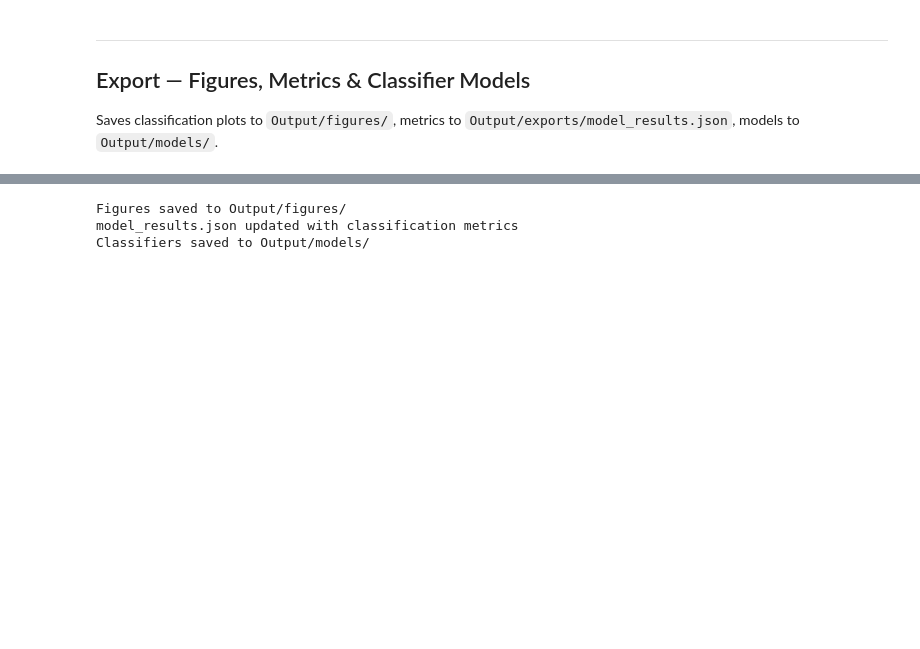
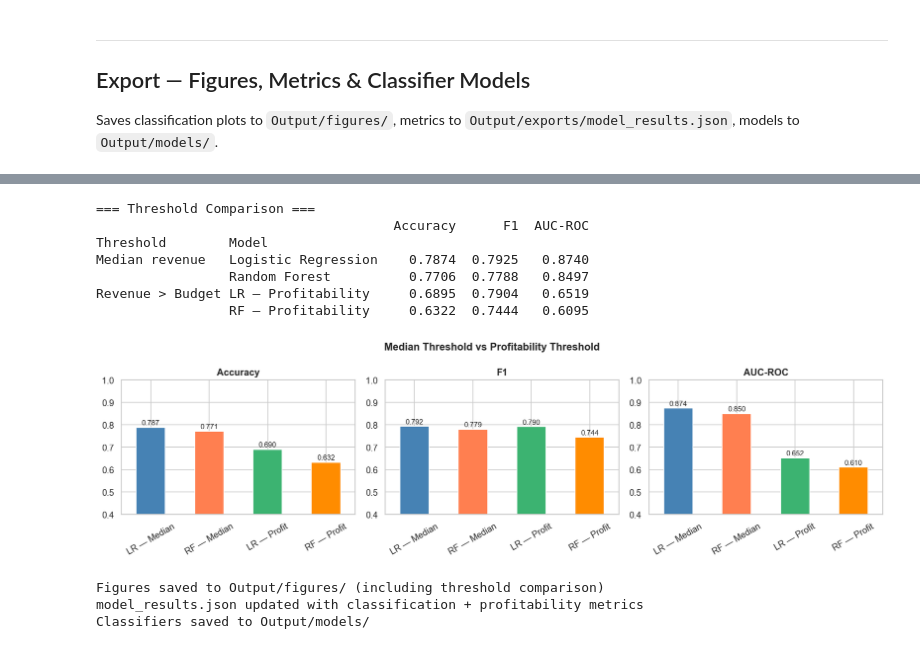
Before and after one commit to hadikrkc/Data-Avengers-DA-60, a Jupyter notebook: Source/notebooks/08_classification.ipynb, the cells around one changed output, grey strips where cells are left out. Drawn from its saved outputs; the diff is of its cells as text; code cells hidden in the pictures; blank space fills up the shorter version.

```diff
--- a/Source/notebooks/08_classification.ipynb
+++ b/Source/notebooks/08_classification.ipynb
@@ -345,3 +385,44 @@ Saves classification plots to `Output/figures/`, metrics to `Output/exports/mode
+# %%
+# Side-by-side comparison: Median revenue vs Profitability threshold
+comparison = pd.DataFrame([
+    {'Threshold': 'Median revenue', **result_lr},
+    {'Threshold': 'Median revenue', **result_rf},
+    {'Threshold': 'Revenue > Budget', **result_lr_prof},
+    {'Threshold': 'Revenue > Budget', **result_rf_prof},
+]).set_index(['Threshold', 'Model'])
+
+print('=== Threshold Comparison ===')
+print(comparison.to_string())
+
+fig, axes = plt.subplots(1, 3, figsize=(14, 4))
+colors_d = ['steelblue', 'coral', 'mediumseagreen', 'darkorange']
+labels_d = [
+    'LR — Median', 'RF — Median',
+    'LR — Profit', 'RF — Profit',
+]
+vals_d = pd.DataFrame([result_lr, result_rf, result_lr_prof, result_rf_prof])
+vals_d.index = labels_d
+for ax, col in zip(axes, ['Accuracy', 'F1', 'AUC-ROC']):
+    vals_d[col].plot(kind='bar', ax=ax, color=colors_d, edgecolor='white')
+    ax.set_title(col, fontweight='bold')
+    ax.set_ylim(0.4, 1.0)
+    ax.set_xlabel('')
+    ax.tick_params(axis='x', rotation=30)
+    for bar in ax.patches:
+        ax.text(bar.get_x() + bar.get_width() / 2, bar.get_height() + 0.005,
+                f'{bar.get_height():.3f}', ha='center', va='bottom', fontsize=9)
+plt.suptitle('Median Threshold vs Profitability Threshold', fontsize=13, fontweight='bold')
+plt.tight_layout()
+plt.show()
+# %% [output]
+=== Threshold Comparison ===
+                                      Accuracy      F1  AUC-ROC
+Threshold        Model
+Median revenue   Logistic Regression    0.7874  0.7925   0.8740
+                 Random Forest          0.7706  0.7788   0.8497
+Revenue > Budget LR — Profitability     0.6895  0.7904   0.6519
+                 RF — Profitability     0.6322  0.7444   0.6095
+[figure, added]
 # %%
 import json, pickle
 
@@ -392,18 +473,31 @@ ax.legend(fontsize=10); plt.tight_layout()
 fig.savefig(FIGURES / 'roc_curve.png', dpi=150); plt.close(fig)
 
 # ── Figure: Feature Importance (Classifier) ──────────────────────────────────
-_fi = pd.Series(rf.feature_importances_, index=X.columns).sort_values(ascending=True).tail(12)
+_fi = pd.Series(rf.feature_importances_, index=X_train.columns).sort_values(ascending=True).tail(12)
 fig, ax = plt.subplots(figsize=(9, 6))
 _fi.plot(kind='barh', ax=ax, color='slateblue', edgecolor='white')
 ax.set_title('Feature Importance — Random Forest Classifier', fontsize=13, fontweight='bold')
 ax.set_xlabel('Importance', fontsize=11); plt.tight_layout()
 fig.savefig(FIGURES / 'feature_importance_classifier.png', dpi=150); plt.close(fig)
 
+# ── Figure: Threshold Comparison (D) ─────────────────────────────────────────
+_vals_d = pd.DataFrame([result_lr, result_rf, result_lr_prof, result_rf_prof])
+_vals_d.index = ['LR — Median', 'RF — Median', 'LR — Profit', 'RF — Profit']
+fig, axes = plt.subplots(1, 3, figsize=(14, 4))
+_colors_d = ['steelblue', 'coral', 'mediumseagreen', 'darkorange']
+for ax, col in zip(axes, ['Accuracy', 'F1', 'AUC-ROC']):
+    _vals_d[col].plot(kind='bar', ax=ax, color=_colors_d, edgecolor='white')
+    ax.set_title(col, fontweight='bold'); ax.set_ylim(0.4, 1.0); ax.set_xlabel('')
+    ax.tick_params(axis='x', rotation=30)
+plt.suptitle('Median vs Profitability Threshold', fontsize=13, fontweight='bold')
+plt.tight_layout()
+fig.savefig(FIGURES / 'classification_threshold_comparison.png', dpi=150); plt.close(fig)
+
 # ── JSON: update model_results.json (classification section) ─────────────────
 _results_path = EXPORTS / 'model_results.json'
 _data = json.loads(_results_path.read_text(encoding='utf-8')) if _results_path.exists() else {}
 _data['classification'] = {
-    'median_threshold_USD': float(median_revenue),
+    'median_threshold_USD': median_revenue,
     'logistic_regression': {
         **result_lr, 'type': 'classification',
         'cv_auc_mean': round(float(cv_lr.mean()), 4),
@@ -414,27 +508,31 @@ _data['classification'] = {
         'cv_auc_mean': round(float(cv_rf.mean()), 4),
         'cv_auc_std':  round(float(cv_rf.std()), 4),
     },
+    'profitability_threshold': {
+        'logistic_regression': {**result_lr_prof, 'type': 'classification'},
+        'random_forest':       {**result_rf_prof, 'type': 'classification'},
+    },
 }
 _results_path.write_text(json.dumps(_data, indent=2), encoding='utf-8')
 
 # ── JSON: feature_importance_classifier.json ─────────────────────────────────
-_fi_all = pd.Series(rf.feature_importances_, index=X.columns).sort_values(ascending=False)
+_fi_all = pd.Series(rf.feature_importances_, index=X_train.columns).sort_values(ascending=False)
 (EXPORTS / 'feature_importance_classifier.json').write_text(
     json.dumps([{'feature': k, 'importance': round(float(v), 6)} for k, v in _fi_all.items()], indent=2),
     encoding='utf-8')
 
 # ── Models: save trained classifiers ─────────────────────────────────────────
 with open(MODELS / 'logistic_regression.pkl', 'wb') as f:
-    pickle.dump({'model': lr, 'scaler': scaler, 'features': list(X.columns),
-                 'threshold_USD': float(median_revenue)}, f)
+    pickle.dump({'model': lr, 'scaler': scaler, 'features': list(X_train.columns),
+                 'threshold_USD': median_revenue}, f)
 with open(MODELS / 'random_forest_classifier.pkl', 'wb') as f:
-    pickle.dump({'model': rf, 'features': list(X.columns),
-                 'threshold_USD': float(median_revenue)}, f)
+    pickle.dump({'model': rf, 'features': list(X_train.columns),
+                 'threshold_USD': median_revenue}, f)
 
-print('Figures saved to Output/figures/')
-print('model_results.json updated with classification metrics')
+print('Figures saved to Output/figures/ (including threshold comparison)')
+print('model_results.json updated with classification + profitability metrics')
 print('Classifiers saved to Output/models/')
 # %% [output]
-Figures saved to Output/figures/
-model_results.json updated with classification metrics
+Figures saved to Output/figures/ (including threshold comparison)
+model_results.json updated with classification + profitability metrics
 Classifiers saved to Output/models/
```
Also changed, not shown: parts of 17 cells of this notebook, 19 other files.
